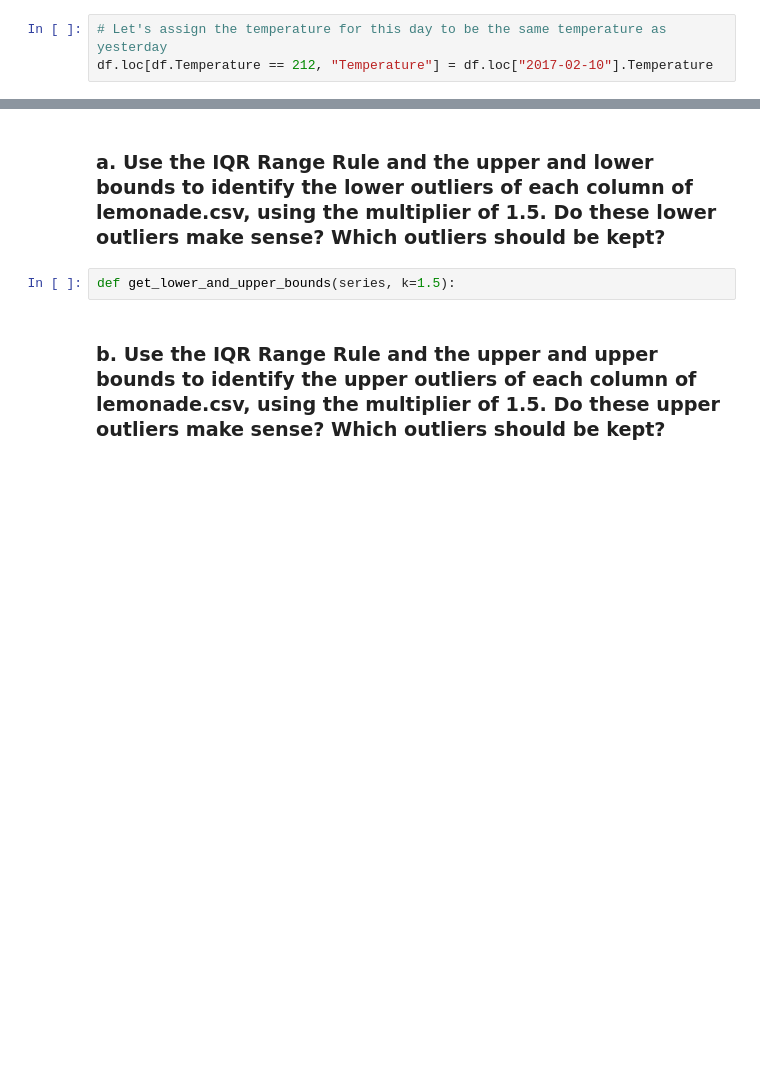
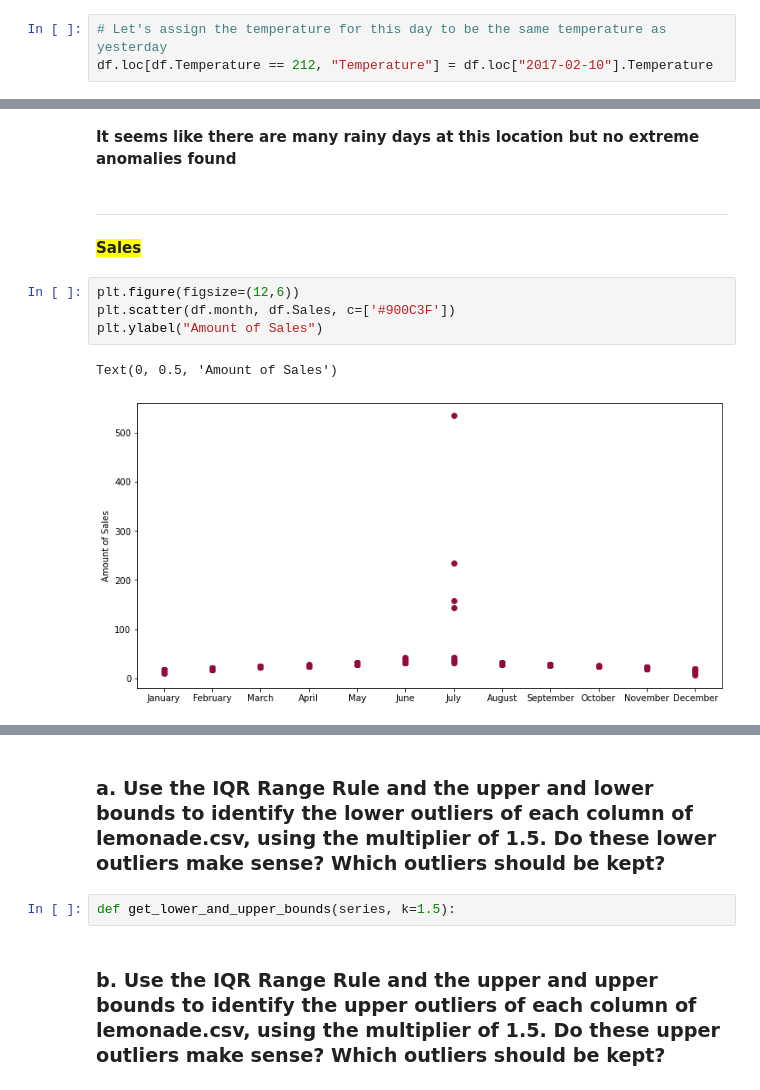
Before and after one commit to m3redithw/anomaly-detection-exercises, a Jupyter notebook: continuous_probabilistic_methods.ipynb, the cells around one changed output, grey strips where cells are left out. Saved outputs shown, nothing was run; the diff lists cells and outputs as text; blank space fills up the shorter version.

```diff
--- a/continuous_probabilistic_methods.ipynb
+++ b/continuous_probabilistic_methods.ipynb
@@ -101,0 +170,13 @@ df.loc[df.Temperature == 212, "Temperature"] = df.loc["2017-02-10"].Temperature
+# %% [markdown]
+**It seems like there are many rainy days at this location but no extreme anomalies found**
+# %% [markdown]
+***
+# %% [markdown]
+**<span style="background-color: #FFFF00">Sales</span>**
+# %%
+plt.figure(figsize=(12,6))
+plt.scatter(df.month, df.Sales, c=['#900C3F'])
+plt.ylabel("Amount of Sales")
+# %% [output]
+Text(0, 0.5, 'Amount of Sales')
+[figure, added]
```
Also changed, not shown: parts of 19 cells of this notebook.
